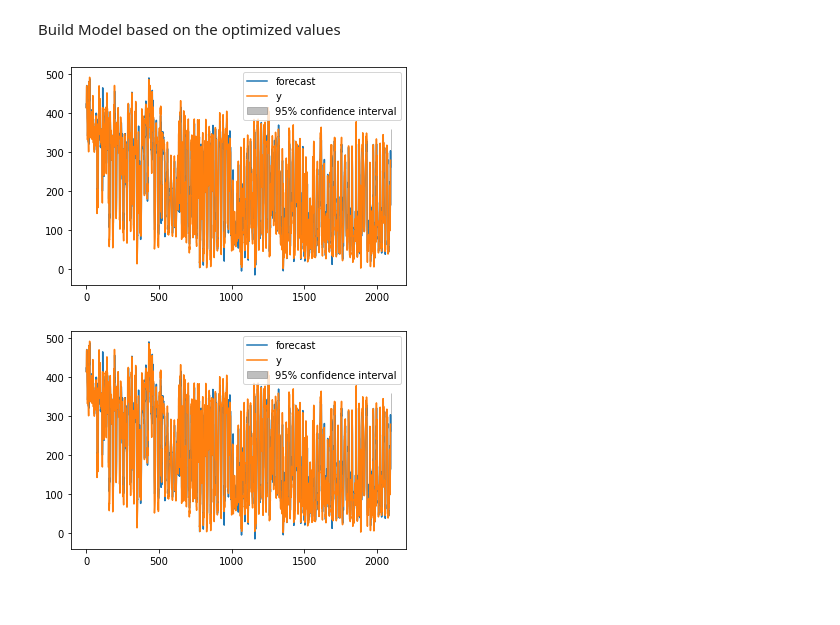
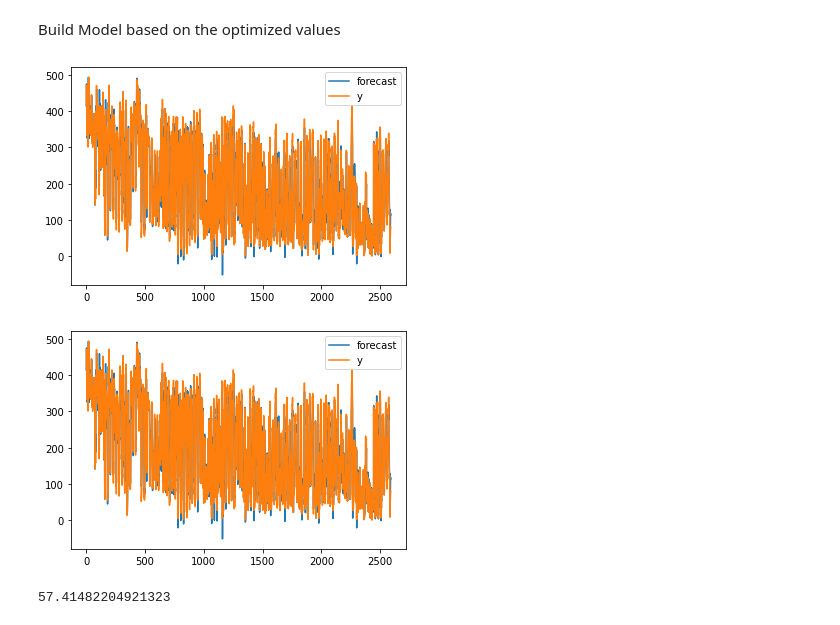
Before and after one commit to Gopizone/DataScience, a Jupyter notebook: Forecasting_Model_Arima(Delhi).ipynb, the cells around one changed output. Drawn from its saved outputs; the diff is of its cells as text; code cells hidden in the pictures.

```diff
--- a/Forecasting_Model_Arima(Delhi).ipynb
+++ b/Forecasting_Model_Arima(Delhi).ipynb
@@ -363,9 +359,16 @@ X = X.astype('float32')
 # %%
 # fit model
 model = ARIMA(X, order=(4,1,4))
 model_fit = model.fit()
 forecast=model_fit.forecast(steps=24)[0]
-model_fit.plot_predict(1, 2095)
+model_fit.plot_predict()
 # %% [output]
-[figure, old version]
+[figure, new version]
-[figure, old version]
+[figure, new version]
+# %%
+#Error on the test data
+val=pd.read_csv('validation.csv',header=None)
+rmse = sqrt(mean_squared_error(val[1], forecast))
+rmse
+# %% [output]
+57.41482204921323
```
Also changed, not shown: parts of 24 cells of this notebook.
